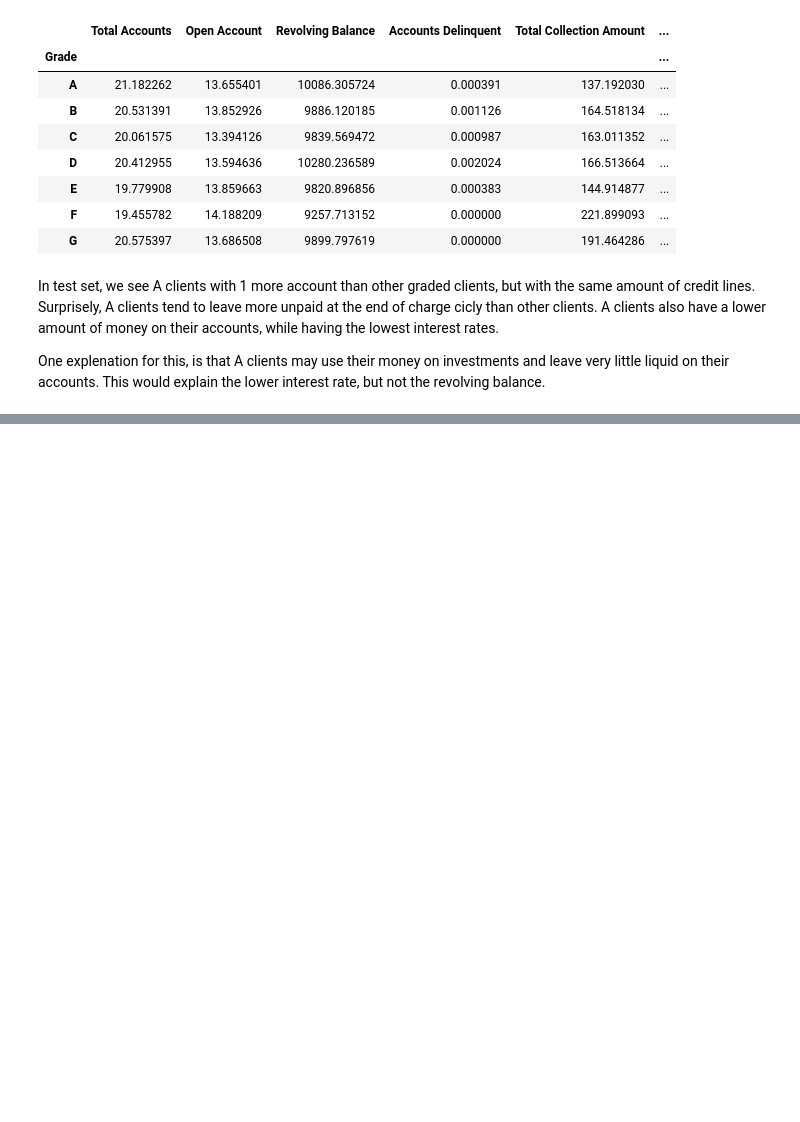
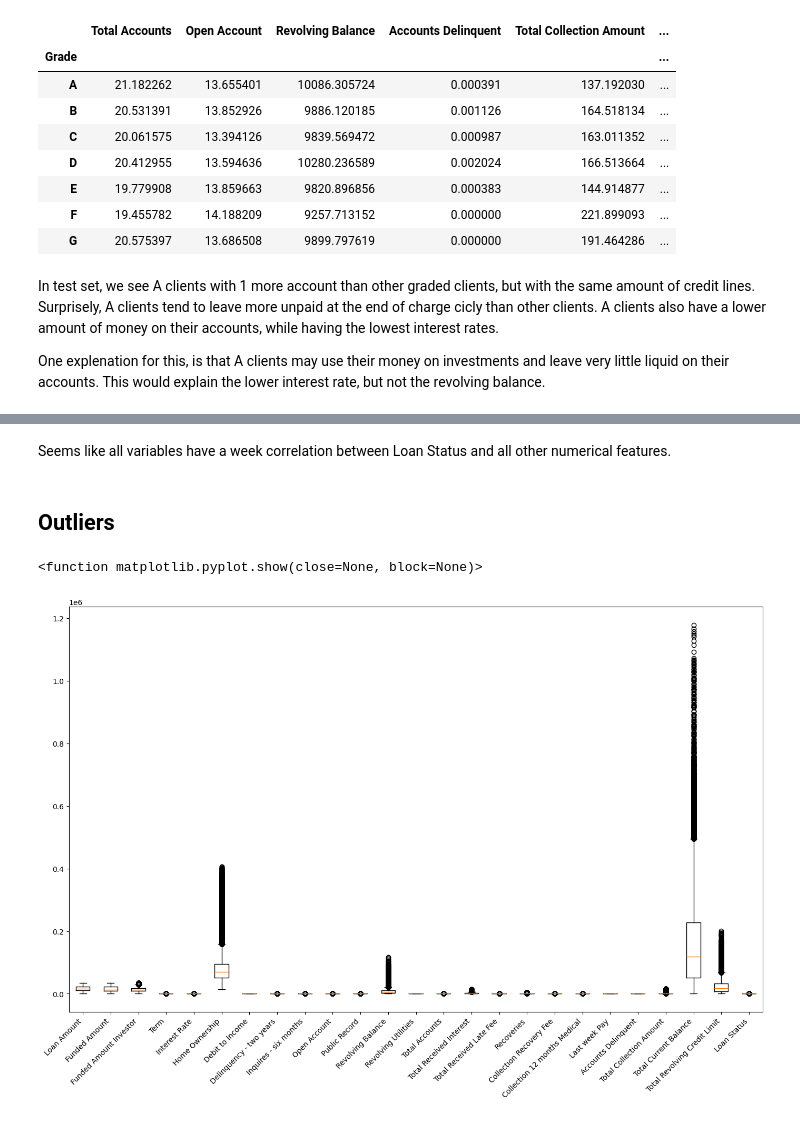
Before and after one commit to Ana-Akaishi/data-science-projects, a Jupyter notebook: Bank_Loan_Default/00 - EDA.ipynb, the cells around one changed output, grey strips where cells are left out. Saved outputs shown, nothing was run; the diff lists cells and outputs as text; code cells hidden in the pictures; blank space fills up the shorter version.

```diff
--- a/Bank_Loan_Default/00 - EDA.ipynb
+++ b/Bank_Loan_Default/00 - EDA.ipynb
@@ -539,0 +579,16 @@ One explenation for this, is that A clients may use their money on investments a
+# %% [markdown]
+Seems like all variables have a week correlation between Loan Status and all other numerical features.
+# %% [markdown]
+## Outliers
+# %%
+# Plot boxplot
+train_boxplot = train.drop('ID', axis=1)
+train_boxplot = train_boxplot.select_dtypes(include=np.number)
+
+plt.figure(figsize=(17,10))
+plt.boxplot(train_boxplot, tick_labels=train_boxplot.columns)
+plt.xticks(rotation=45, ha='right')
+plt.show
+# %% [output]
+<function matplotlib.pyplot.show(close=None, block=None)>
+[figure, added]
```
Also changed, not shown: parts of 6 cells of this notebook, 3 other files.
